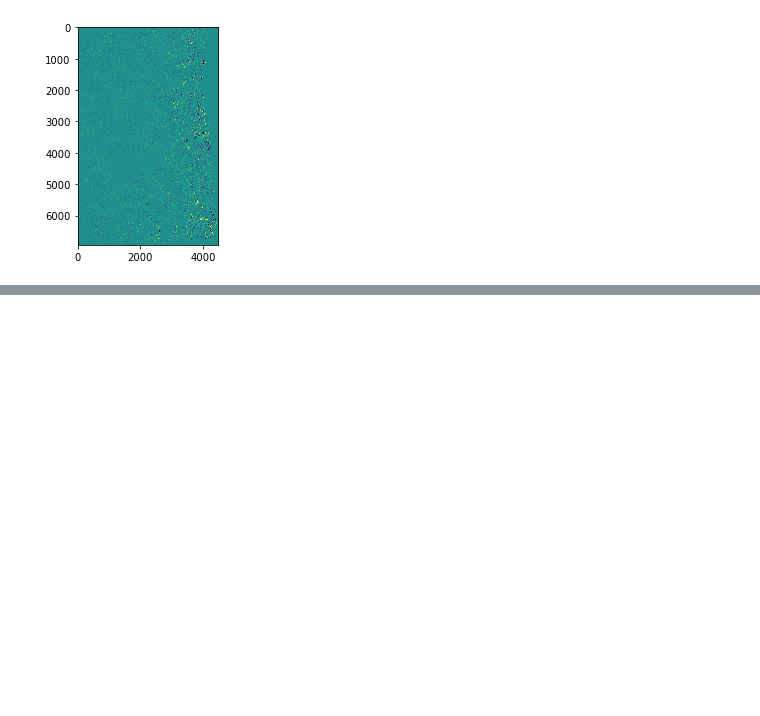
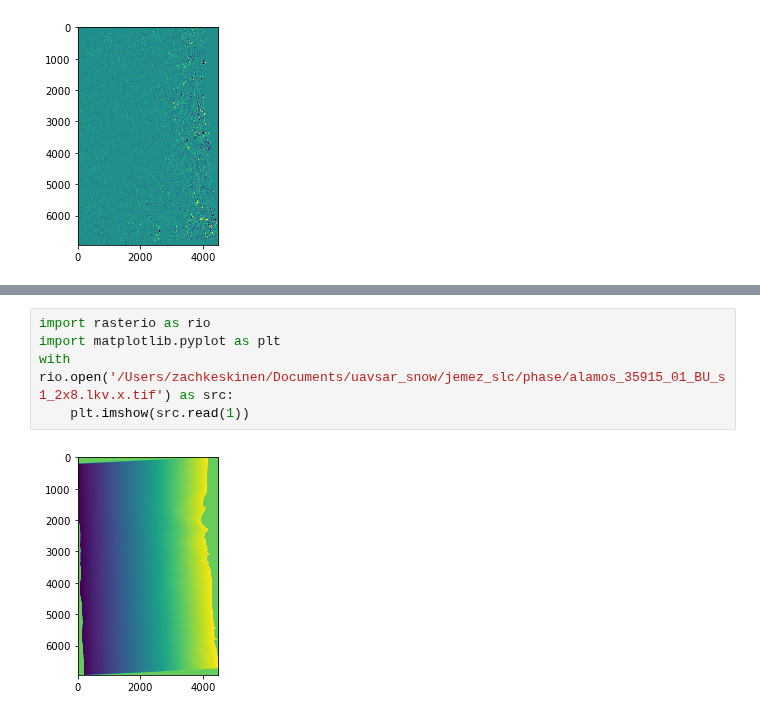
Before and after one commit to SnowEx/uavsar_snow, a Jupyter notebook: geolocate/geolocate_test.ipynb, the cells around one changed output, grey strips where cells are left out. Cells and saved outputs as stored; diff of their text form; blank space fills up the shorter version.

```diff
--- a/geolocate/geolocate_test.ipynb
+++ b/geolocate/geolocate_test.ipynb
@@ -50,0 +33,7 @@ plt.imshow(arr, vmin = -.1, vmax = .1)
+# %%
+import rasterio as rio
+import matplotlib.pyplot as plt
+with rio.open('/Users/zachkeskinen/Documents/uavsar_snow/jemez_slc/phase/alamos_35915_01_BU_s1_2x8.lkv.x.tif') as src:
+    plt.imshow(src.read(1))
+# %% [output]
+[figure, added]
```
Also changed, not shown: parts of 6 cells of this notebook, 1 other file.
